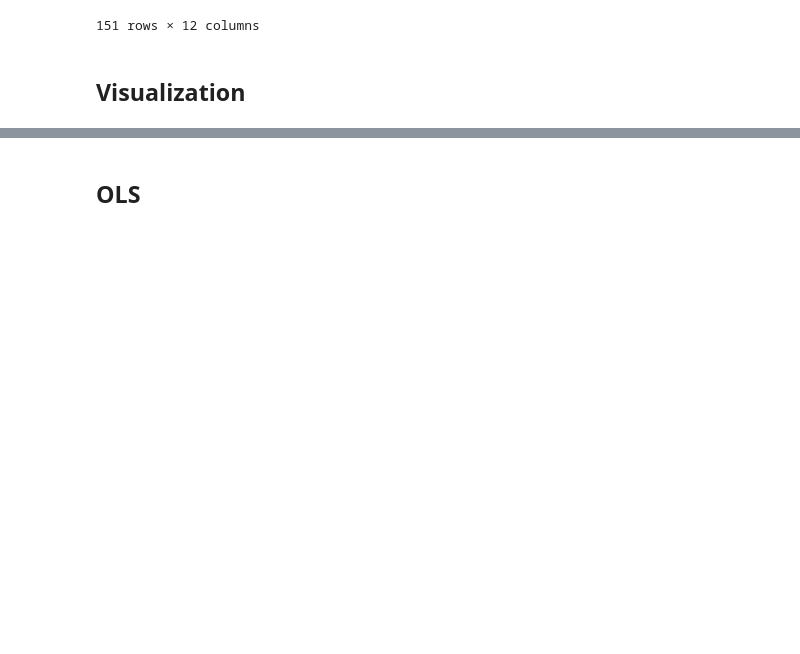
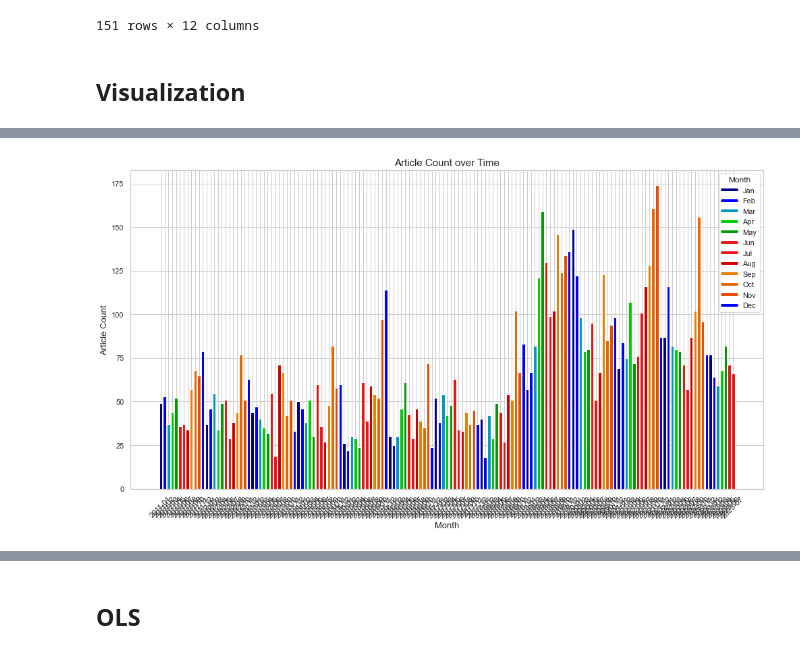
Before and after one commit to LyngeKjems/Climate-News-Project, a Jupyter notebook: Climate News Project/Merged_data.ipynb, the cells around one changed output, grey strips where cells are left out. Saved outputs shown, nothing was run; the diff lists cells and outputs as text; code cells hidden in the pictures; blank space fills up the shorter version.

```diff
--- a/Climate News Project/Merged_data.ipynb
+++ b/Climate News Project/Merged_data.ipynb
@@ -114,0 +126,22 @@ for param in anomaly_parameters:
+# %%
+# Create a 'month_num' column to extract month from the 'month' column
+merged_df['month_num'] = merged_df['month'].str.split('-').str[1]
+
+# Plot bar plot of 'article count' vs 'month' using matplotlib
+plt.figure(figsize=(14, 8))
+bars = plt.bar(np.arange(len(merged_df)), merged_df['article count'], color=merged_df['month_num'].map(months_colors))
+
+# Set x-ticks to month values
+plt.xticks(np.arange(len(merged_df)), merged_df['month'].values, rotation=45)
+
+# Create a custom legend using colors and labels
+legend_elements = [plt.Line2D([0], [0], color=color, lw=4, label=calendar.month_abbr[int(month)]) for month, color in months_colors.items()]
+plt.legend(handles=legend_elements, title="Month")
+
+plt.title('Article Count over Time', fontsize=15)
+plt.xlabel('Month', fontsize=13)
+plt.ylabel('Article Count', fontsize=13)
+plt.tight_layout()
+plt.show()
+# %% [output]
+[figure, added]
```
Also changed, not shown: parts of 8 cells of this notebook.
